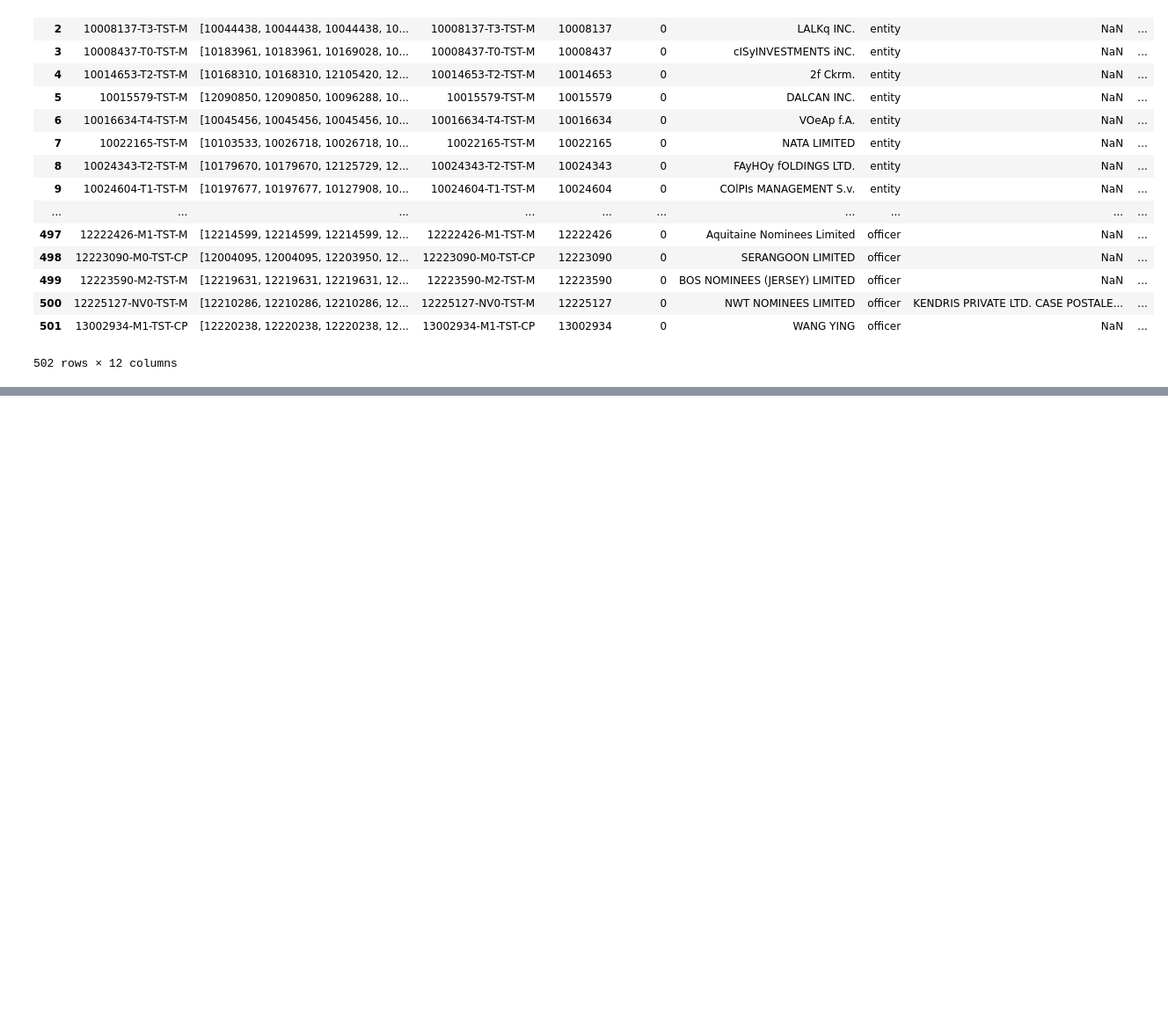
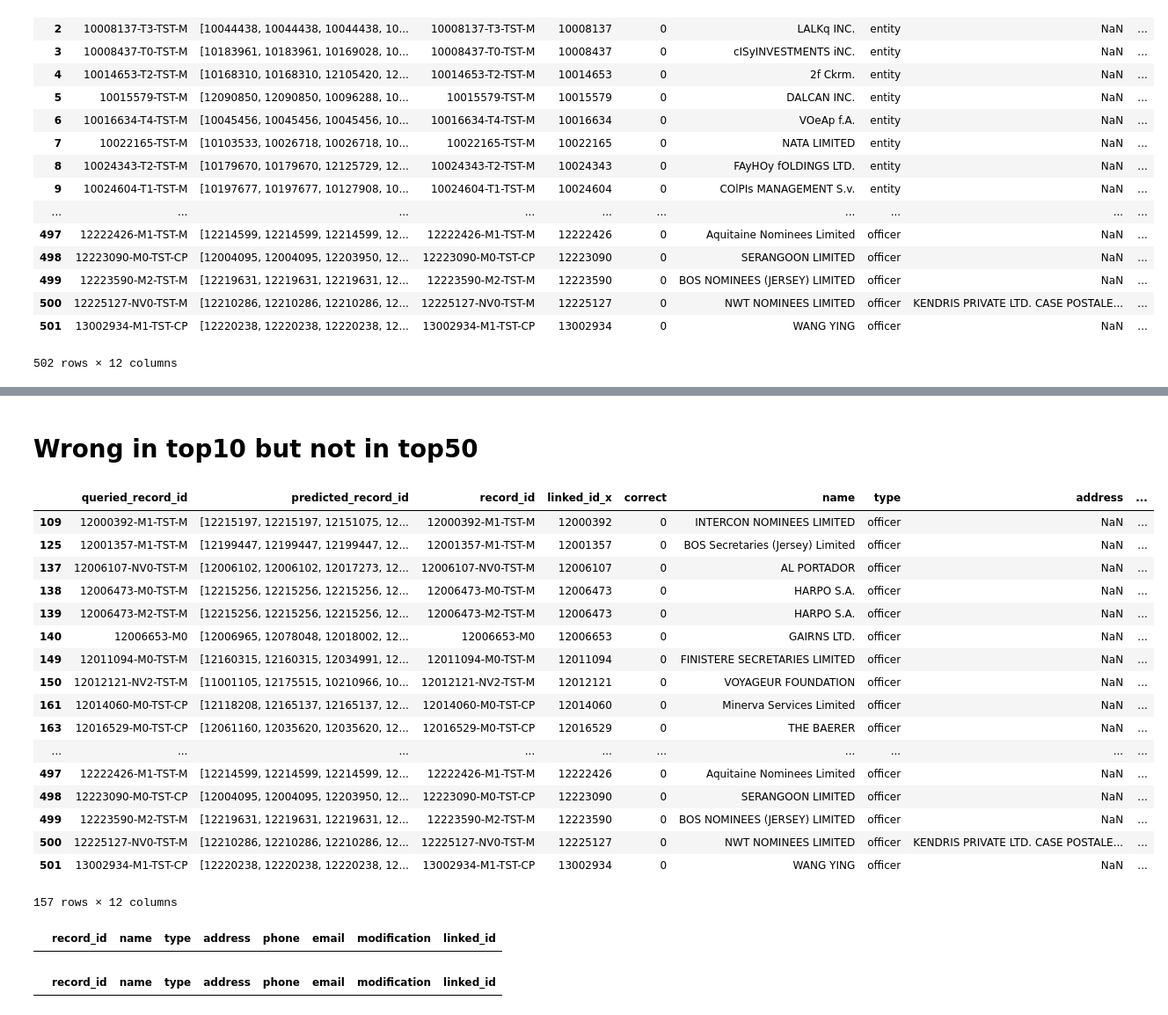
Before and after one commit to teomores/Oracle_HPC_contest, a Jupyter notebook: notebooks/55037_wrong_predictions.ipynb, the cells around one changed output, grey strips where cells are left out. Shown at 88% size. Saved outputs shown, nothing was run; the diff lists cells and outputs as text; code cells hidden in the pictures; blank space fills up the shorter version.

```diff
--- a/notebooks/55037_wrong_predictions.ipynb
+++ b/notebooks/55037_wrong_predictions.ipynb
@@ -138,0 +154,2 @@ df_train[df_train.linked_id == 10008137]
+# %%
+scores_intrain_too = scores[~scores.linked_id.isin(only_test)]
@@ -138,0 +163,4 @@ df_train[df_train.linked_id == 10008137]
+# %%
+scores_intrain_too_wrong = scores_intrain_too[scores_intrain_too.correct == 0]
+# %%
+scores_intrain_too_wrong = scores_intrain_too_wrong.merge(df_test, how='left', on='record_id')
@@ -138,0 +188,25 @@ df_train[df_train.linked_id == 10008137]
+# %% [markdown]
+# Wrong in top10 but not in top50
+# %%
+sub_wrong = sub_intrain_too_wrong[~sub_intrain_too_wrong.record_id.isin(set(scores_intrain_too_wrong.record_id.values))]
+# %%
+sub_wrong
+# %% [output]
+|  | queried_record_id | predicted_record_id | record_id | linked_id_x | correct | name | type | address | ... |
+| 109 | 12000392-M1-TST-M | [12215197, 12215197, 12151075, 12... | 12000392-M1-TST-M | 12000392 | 0 | INTERCON NOMINEES LIMITED | officer | NaN | ... |
+| 125 | 12001357-M1-TST-M | [12199447, 12199447, 12199447, 12... | 12001357-M1-TST-M | 12001357 | 0 | BOS Secretaries (Jersey) Limited | officer | NaN | ... |
+| 137 | 12006107-NV0-TST-M | [12006102, 12006102, 12017273, 12... | 12006107-NV0-TST-M | 12006107 | 0 | AL PORTADOR | officer | NaN | ... |
+| 138 | 12006473-M0-TST-M | [12215256, 12215256, 12215256, 12... | 12006473-M0-TST-M | 12006473 | 0 | HARPO S.A. | officer | NaN | ... |
+| 139 | 12006473-M2-TST-M | [12215256, 12215256, 12215256, 12... | 12006473-M2-TST-M | 12006473 | 0 | HARPO S.A. | officer | NaN | ... |
+| 140 | 12006653-M0 | [12006965, 12078048, 12018002, 12... | 12006653-M0 | 12006653 | 0 | GAIRNS LTD. | officer | NaN | ... |
+| 149 | 12011094-M0-TST-M | [12160315, 12160315, 12034991, 12... | 12011094-M0-TST-M | 12011094 | 0 | FINISTERE SECRETARIES LIMITED | officer | NaN | ... |
+| 150 | 12012121-NV2-TST-M | [11001105, 12175515, 10210966, 10... | 12012121-NV2-TST-M | 12012121 | 0 | VOYAGEUR FOUNDATION | officer | NaN | ... |
+| 161 | 12014060-M0-TST-CP | [12118208, 12165137, 12165137, 12... | 12014060-M0-TST-CP | 12014060 | 0 | Minerva Services Limited | officer | NaN | ... |
+| 163 | 12016529-M0-TST-CP | [12061160, 12035620, 12035620, 12... | 12016529-M0-TST-CP | 12016529 | 0 | THE BAERER | officer | NaN | ... |
+| ... | ... | ... | ... | ... | ... | ... | ... | ... | ... |
+| 497 | 12222426-M1-TST-M | [12214599, 12214599, 12214599, 12... | 12222426-M1-TST-M | 12222426 | 0 | Aquitaine Nominees Limited | officer | NaN | ... |
+| 498 | 12223090-M0-TST-CP | [12004095, 12004095, 12203950, 12... | 12223090-M0-TST-CP | 12223090 | 0 | SERANGOON LIMITED | officer | NaN | ... |
+| 499 | 12223590-M2-TST-M | [12219631, 12219631, 12219631, 12... | 12223590-M2-TST-M | 12223590 | 0 | BOS NOMINEES (JERSEY) LIMITED | officer | NaN | ... |
+| 500 | 12225127-NV0-TST-M | [12210286, 12210286, 12210286, 12... | 12225127-NV0-TST-M | 12225127 | 0 | NWT NOMINEES LIMITED | officer | KENDRIS PRIVATE LTD. CASE POSTALE... | ... |
+| 501 | 13002934-M1-TST-CP | [12220238, 12220238, 12220238, 12... | 13002934-M1-TST-CP | 13002934 | 0 | WANG YING | officer | NaN | ... |
+157 rows × 12 columns
@@ -138,0 +215,10 @@ df_train[df_train.linked_id == 10008137]
+# %%
+# predicted
+df_train[df_train.linked_id == 10088906]
+# %% [output]
+|  | record_id | name | type | address | phone | email | modification | linked_id |
+# %%
+# real
+df_train[df_train.linked_id == 10088906]
+# %% [output]
+|  | record_id | name | type | address | phone | email | modification | linked_id |
```
Also changed, not shown: parts of 29 cells of this notebook.
